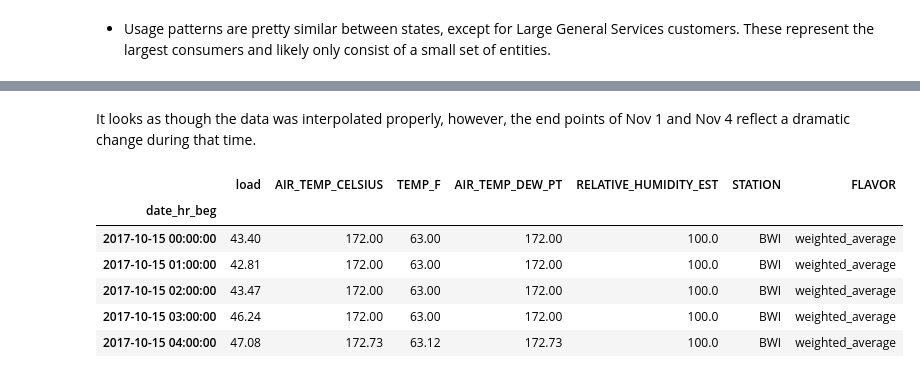
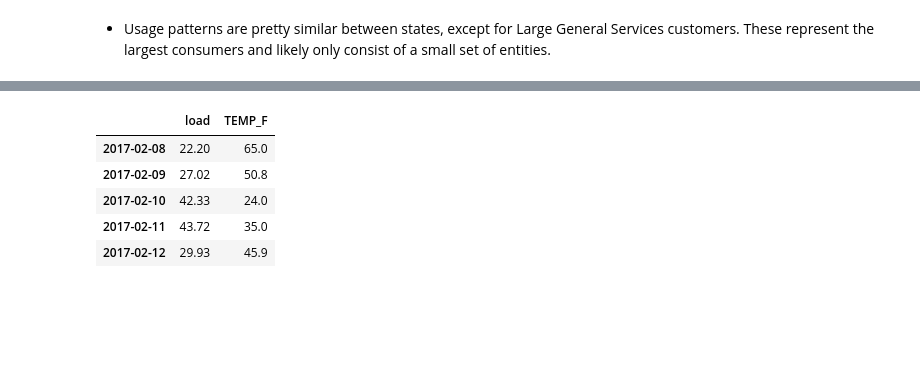
Before and after one commit to dgoodman1/delmarva-electricity-EDA, a Jupyter notebook: 02 - Delmarva Load Profiles - Visualizing the Data.ipynb, the cells around one changed output, grey strips where cells are left out. Saved outputs shown, nothing was run; the diff lists cells and outputs as text; code cells hidden in the pictures; blank space fills up the shorter version.

```diff
--- a/02 - Delmarva Load Profiles - Visualizing the Data.ipynb
+++ b/02 - Delmarva Load Profiles - Visualizing the Data.ipynb
@@ -184,0 +150,18 @@ Now we see that Large General Service (LGS), the largest energy consumers, is th
+# %%
+crit = '(state == "MD") & (profile_name == "Large General Service")'
+md_lgs = lp_tidy.query(crit)
+agg = md_lgs.groupby('date')['load'].sum()
+rolling = agg.rolling(14, center=True).median()
+ax = agg.plot(figsize=(18, 8), c='#2471A3', lw=2) #c='#2196F3')
+ax = rolling.plot(ax=ax, style='k--', lw=1, label='2 Week Rolling Median', legend=True)
+rng = pd.date_range('Oct 30, 17', 'Nov 5, 17')
+mask = agg.index.isin(rng)
+ax.fill_between(agg.index, agg.values, rolling.values, where=mask,
+                interpolate=True, facecolor='white')
+decline = np.abs(agg.loc[rng].sum()/rolling.loc[rng].sum() - 1)
+print('From {:%b %d, %Y} to {:%b %d, %Y} average customer usage dropped by {:.0%}!\n'
+      .format(rng.min(), rng.max(), decline))
+plt.title('Maryland - Large General Service')
+ax.set_ylim(-100, 2750)
+ax.set_ylabel('KWh')
+ax.set_xlabel('');
@@ -185,5 +174,5 @@ Now we see that Large General Service (LGS), the largest energy consumers, is th
 # %%
 with pd.HDFStore('weighted_average_BWI_2017.h5', mode='r') as store:
-    bwi = store['BWI']
+    bwi = store['BWI']['TEMP_F']
 bwi.head()
 # %% [output]
@@ -235,16 +186,16 @@ df.set_index(['date_hr_beg', 'interpolated'])['load'].unstack().plot(figsize=(16
-# %% [markdown]
-It looks as though the data was interpolated properly, however, the end points of Nov 1 and Nov 4 reflect a dramatic change during that time.
 # %%
-df = df.set_index('date_hr_beg')[['load']].join(bwi)
+df = (md_lgs
+ .assign(date_hr_beg=lambda x: x.date + pd.Timedelta(1, 'h') * (x.hour - 1))
+ .set_index('date_hr_beg')[['load']]
+ .join(bwi, how='inner'))
 df.head()
 # %% [output]
-|  | load | AIR_TEMP_CELSIUS | TEMP_F | AIR_TEMP_DEW_PT | RELATIVE_HUMIDITY_EST | STATION | FLAVOR |
-| date_hr_beg |  |  |  |  |  |  |  |
-| 2017-10-15 00:00:00 | 43.40 | 172.00 | 63.00 | 172.00 | 100.0 | BWI | weighted_average |
-| 2017-10-15 01:00:00 | 42.81 | 172.00 | 63.00 | 172.00 | 100.0 | BWI | weighted_average |
-| 2017-10-15 02:00:00 | 43.47 | 172.00 | 63.00 | 172.00 | 100.0 | BWI | weighted_average |
-| 2017-10-15 03:00:00 | 46.24 | 172.00 | 63.00 | 172.00 | 100.0 | BWI | weighted_average |
-| 2017-10-15 04:00:00 | 47.08 | 172.73 | 63.12 | 172.73 | 100.0 | BWI | weighted_average |
+|  | load | TEMP_F |
+| 2017-02-08 | 22.20 | 65.0 |
+| 2017-02-09 | 27.02 | 50.8 |
+| 2017-02-10 | 42.33 | 24.0 |
+| 2017-02-11 | 43.72 | 35.0 |
+| 2017-02-12 | 29.93 | 45.9 |
 # %%
 idx = df.loc['11/1/2017':'11/4/2017'].index
 not_idx = df.index.difference(idx)
```
Also changed, not shown: parts of 28 cells of this notebook.
